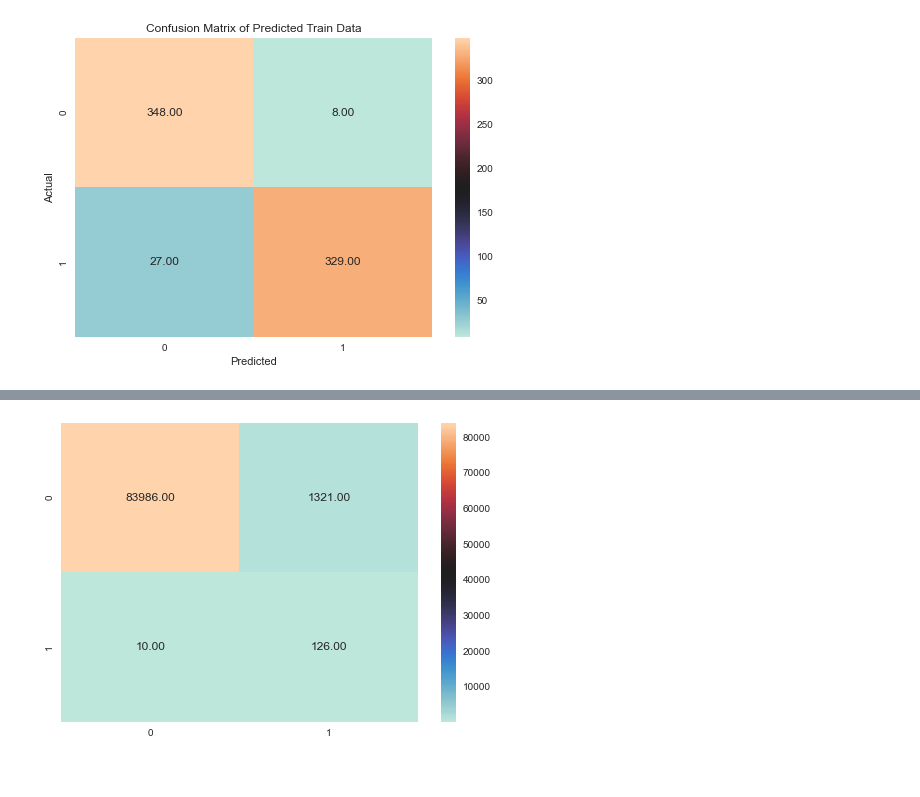
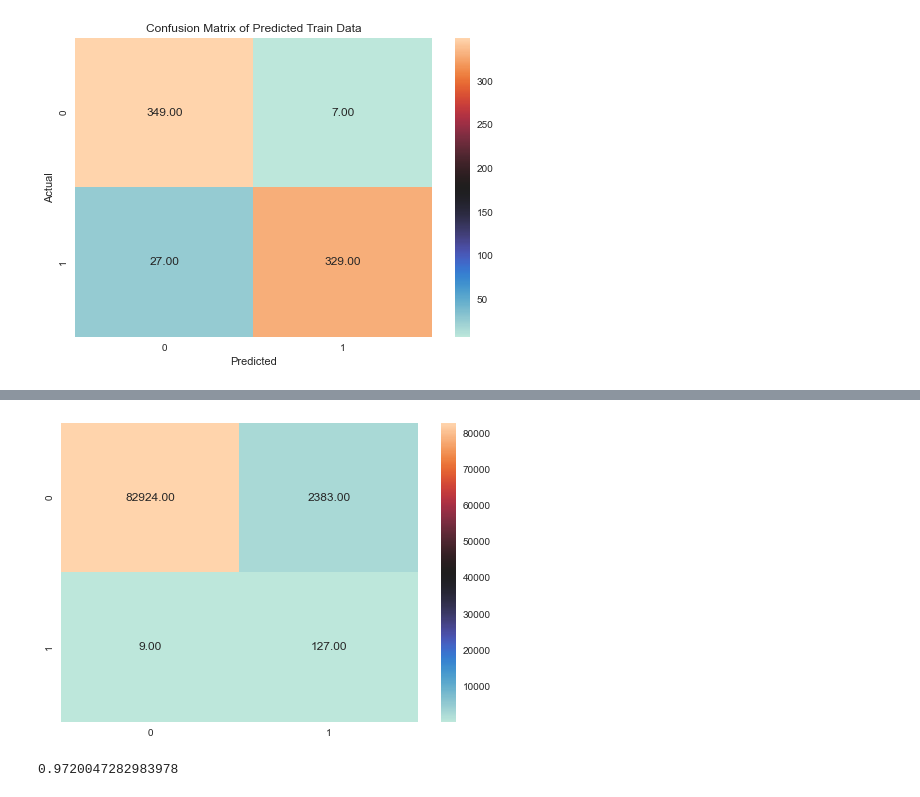
Before and after one commit to Shinyui/Credit-Card-Fraud-Detection, a Jupyter notebook: modeling w logistic v2.ipynb, the cells around one changed output, grey strips where cells are left out. Saved outputs shown, nothing was run; the diff lists cells and outputs as text; code cells hidden in the pictures.

```diff
--- a/modeling w logistic v2.ipynb
+++ b/modeling w logistic v2.ipynb
@@ -108,3 +126,12 @@ Name: Class, dtype: int64
+# %%
+dummy_train = pd.DataFrame(data=one_encoder.transform(X_train[["Hour"]]).toarray(), columns=one_encoder.get_feature_names(["Hour"]))
+dummy_test = pd.DataFrame(data=one_encoder.transform(X_test[["Hour"]]).toarray(), columns=one_encoder.get_feature_names(["Hour"]))
+# %%
+X_train = X_train.reset_index(drop=True)
+X_test = X_test.reset_index(drop=True)
+# %%
+X_train = pd.concat([X_train.drop("Hour", axis=1), dummy_train], axis=1)
+X_test = pd.concat([X_test.drop("Hour", axis=1), dummy_test], axis=1)
 # %%
 X_train.sample(frac=1, random_state=42) # shuffle dataset
 X_train_false = X_train[X_train["Class"] == 0].sample(n=356, random_state=42) # select first 356 samples
@@ -115,6 +142,6 @@ X_train = X_train.sample(frac=1, random_state=42) # shuffle
 y_train = X_train["Class"] # assign target variable (after undersampling) back to y_train
 X_train = X_train.drop("Class", axis=1)
 # %%
-clf = LogisticRegression(penalty="l2", random_state=42)
+clf = LogisticRegression(penalty="l1", solver="liblinear", random_state=42)
 clf.fit(X_train, y_train)
 # %% [output]
@@ -185,10 +212,14 @@ visualizer.show();
 # %%
-X_test["Amount"] = scalar.transform(X_test[["Amount"]])[:,0]
+X_test["Amount"] = power_transform(X_test[["Amount"]])[:,0]
 X_test_prob = clf.predict_proba(X_test)
 y_pred = X_test_prob[:,1] # index probability of fraud
-y_pred[y_pred >= 0.73] = 1
-y_pred[y_pred < 0.73] = 0
+y_pred[y_pred >= 0.56] = 1
+y_pred[y_pred < 0.56] = 0
 
 sns.heatmap(confusion_matrix(y_test, y_pred), cmap="icefire", annot=True, fmt=".2f");
 # %% [output]
-[figure, old version]
+[figure, new version]
+# %%
+accuracy_score(y_test, y_pred)
+# %% [output]
+0.9720047282983978
```
Also changed, not shown: parts of 12 cells of this notebook, 1 other file.
